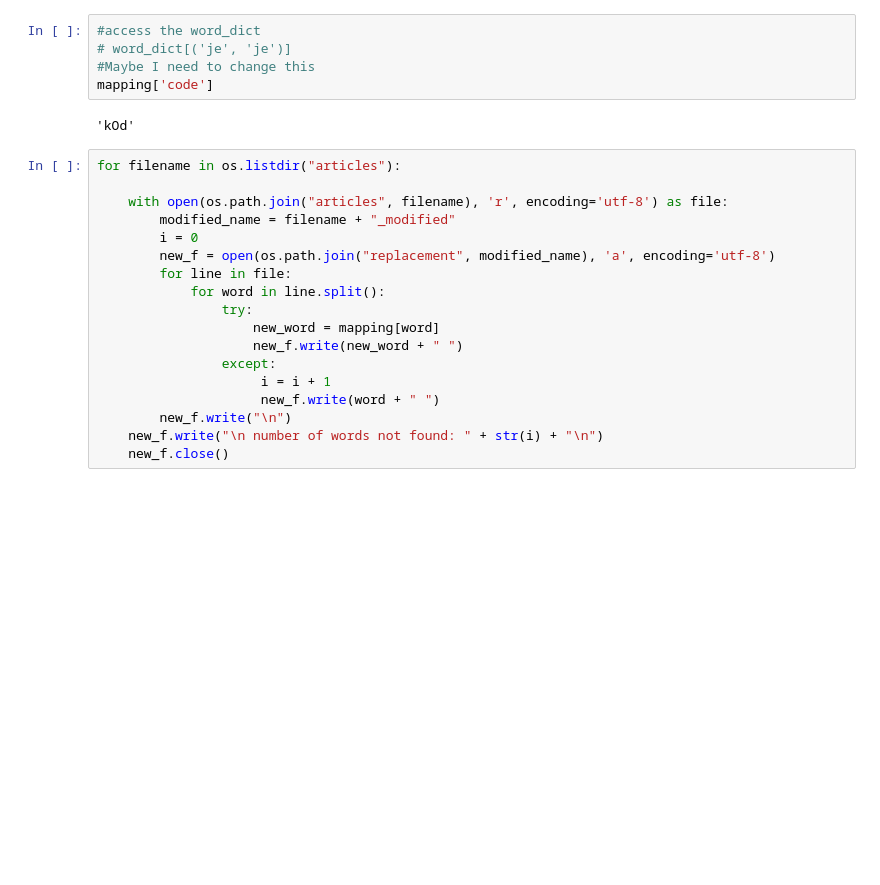
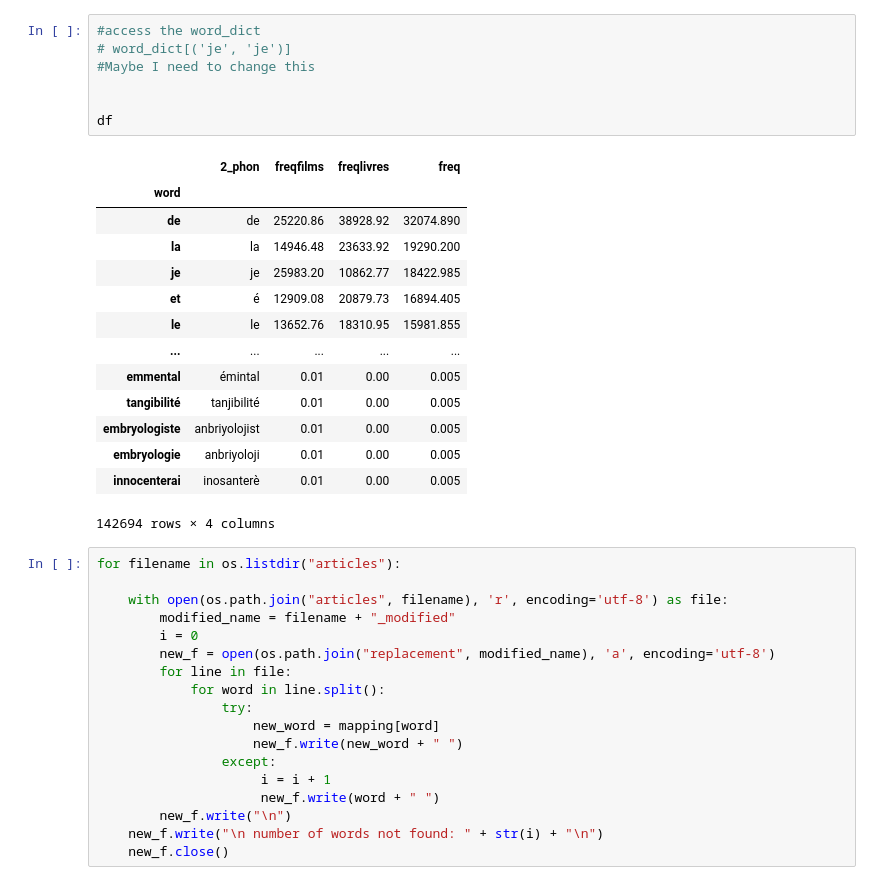
Before and after one commit to Ismailsef05/French_Reform, a Jupyter notebook: dict.ipynb, the cells around one changed output. Saved outputs shown, nothing was run; the diff lists cells and outputs as text; blank space fills up the shorter version.

```diff
--- a/dict.ipynb
+++ b/dict.ipynb
@@ -36,10 +55,25 @@ mapping
 # %%
 #access the word_dict
 # word_dict[('je', 'je')]
 #Maybe I need to change this
-mapping['code']
+
+
+df
 # %% [output]
+|  | 2_phon | freqfilms | freqlivres | freq |
+| word |  |  |  |  |
+| de | de | 25220.86 | 38928.92 | 32074.890 |
+| la | la | 14946.48 | 23633.92 | 19290.200 |
+| je | je | 25983.20 | 10862.77 | 18422.985 |
+| et | é | 12909.08 | 20879.73 | 16894.405 |
+| le | le | 13652.76 | 18310.95 | 15981.855 |
+| ... | ... | ... | ... | ... |
+| emmental | émintal | 0.01 | 0.00 | 0.005 |
+| tangibilité | tanjibilité | 0.01 | 0.00 | 0.005 |
+| embryologiste | anbriyolojist | 0.01 | 0.00 | 0.005 |
+| embryologie | anbriyoloji | 0.01 | 0.00 | 0.005 |
+| innocenterai | inosanterè | 0.01 | 0.00 | 0.005 |
-'kOd'
+142694 rows × 4 columns
 # %%
 for filename in os.listdir("articles"):
 
```
Also changed, not shown: parts of 1 cell of this notebook, 1 other file.
